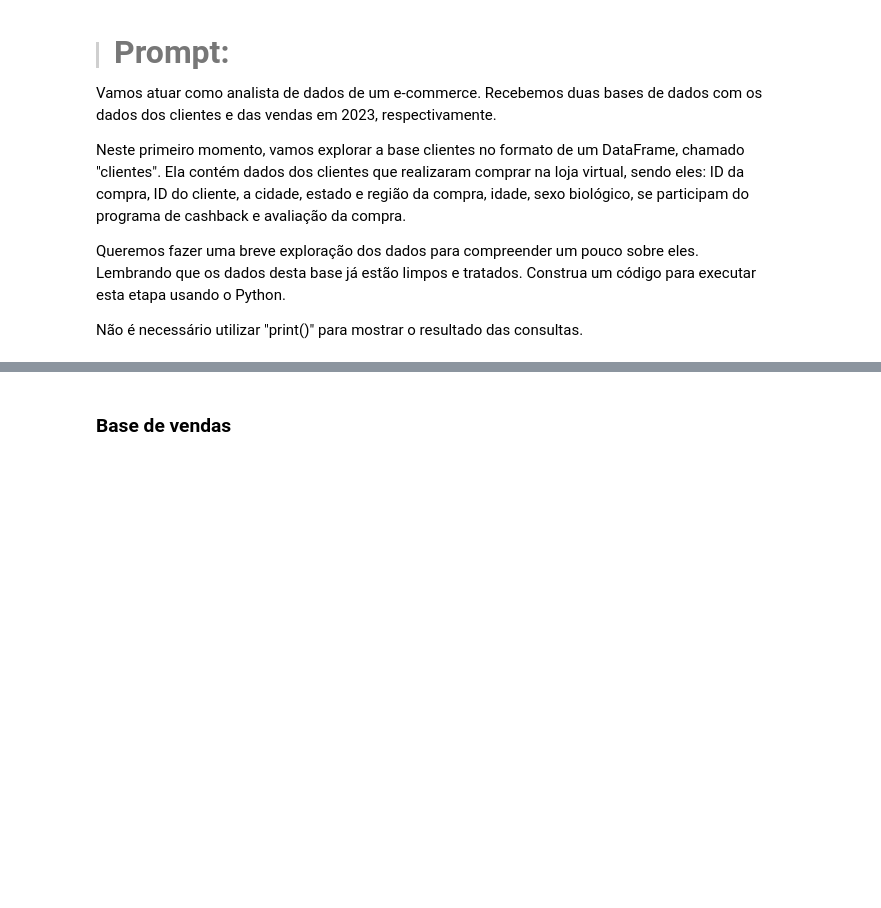
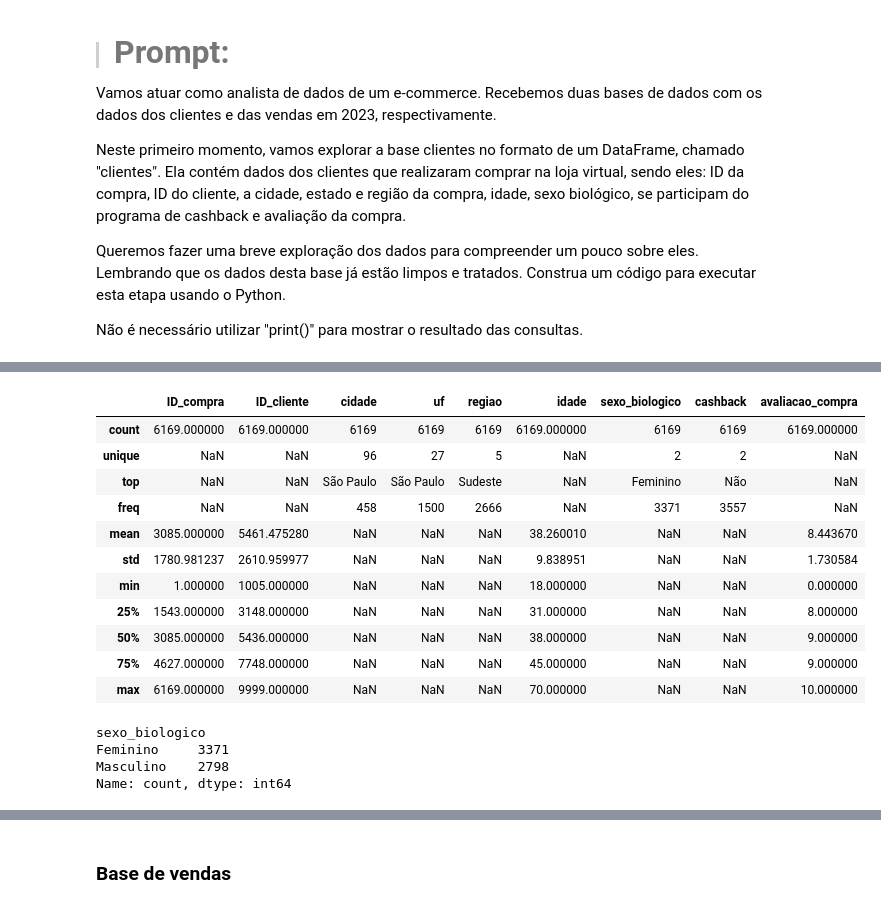
Before and after one commit to JCrpa/curso11_python_data_science_IA_dataviz, a Jupyter notebook: Projeto_Inicial_IA_aplicada_a_Data_Science.ipynb, the cells around one changed output, grey strips where cells are left out. Saved outputs shown, nothing was run; the diff lists cells and outputs as text; code cells hidden in the pictures; blank space fills up the shorter version.

```diff
--- a/Projeto_Inicial_IA_aplicada_a_Data_Science.ipynb
+++ b/Projeto_Inicial_IA_aplicada_a_Data_Science.ipynb
@@ -88,0 +119,24 @@ Não é necessário utilizar "print()" para mostrar o resultado das consultas.
+# %%
+# Verificar estatísticas descritivas das variáveis numéricas e de texto
+clientes.describe(include='all')
+# %% [output]
+|  | ID_compra | ID_cliente | cidade | uf | regiao | idade | sexo_biologico | cashback | avaliacao_compra |
+| count | 6169.000000 | 6169.000000 | 6169 | 6169 | 6169 | 6169.000000 | 6169 | 6169 | 6169.000000 |
+| unique | NaN | NaN | 96 | 27 | 5 | NaN | 2 | 2 | NaN |
+| top | NaN | NaN | São Paulo | São Paulo | Sudeste | NaN | Feminino | Não | NaN |
+| freq | NaN | NaN | 458 | 1500 | 2666 | NaN | 3371 | 3557 | NaN |
+| mean | 3085.000000 | 5461.475280 | NaN | NaN | NaN | 38.260010 | NaN | NaN | 8.443670 |
+| std | 1780.981237 | 2610.959977 | NaN | NaN | NaN | 9.838951 | NaN | NaN | 1.730584 |
+| min | 1.000000 | 1005.000000 | NaN | NaN | NaN | 18.000000 | NaN | NaN | 0.000000 |
+| 25% | 1543.000000 | 3148.000000 | NaN | NaN | NaN | 31.000000 | NaN | NaN | 8.000000 |
+| 50% | 3085.000000 | 5436.000000 | NaN | NaN | NaN | 38.000000 | NaN | NaN | 9.000000 |
+| 75% | 4627.000000 | 7748.000000 | NaN | NaN | NaN | 45.000000 | NaN | NaN | 9.000000 |
+| max | 6169.000000 | 9999.000000 | NaN | NaN | NaN | 70.000000 | NaN | NaN | 10.000000 |
+# %%
+# Verificar a distribuição de valores categóricos
+clientes['sexo_biologico'].value_counts()
+# %% [output]
+sexo_biologico
+Feminino     3371
+Masculino    2798
+Name: count, dtype: int64
```
Also changed, not shown: parts of 26 cells of this notebook.
